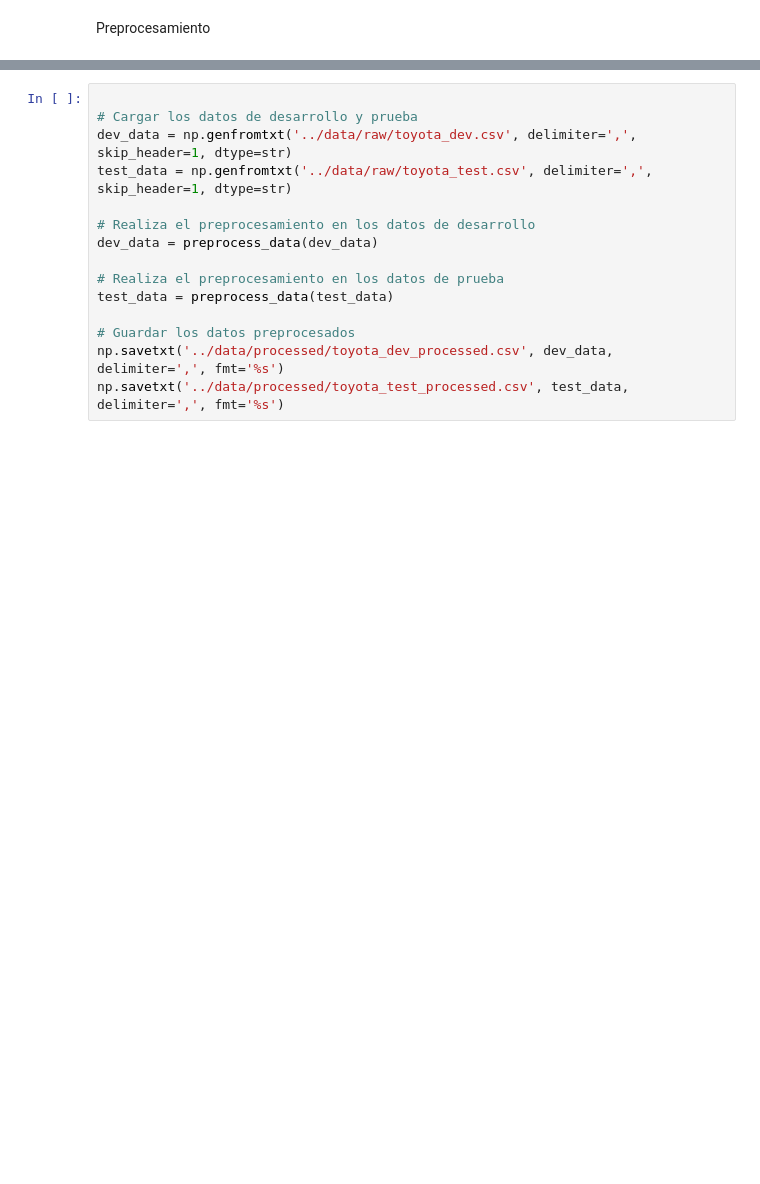
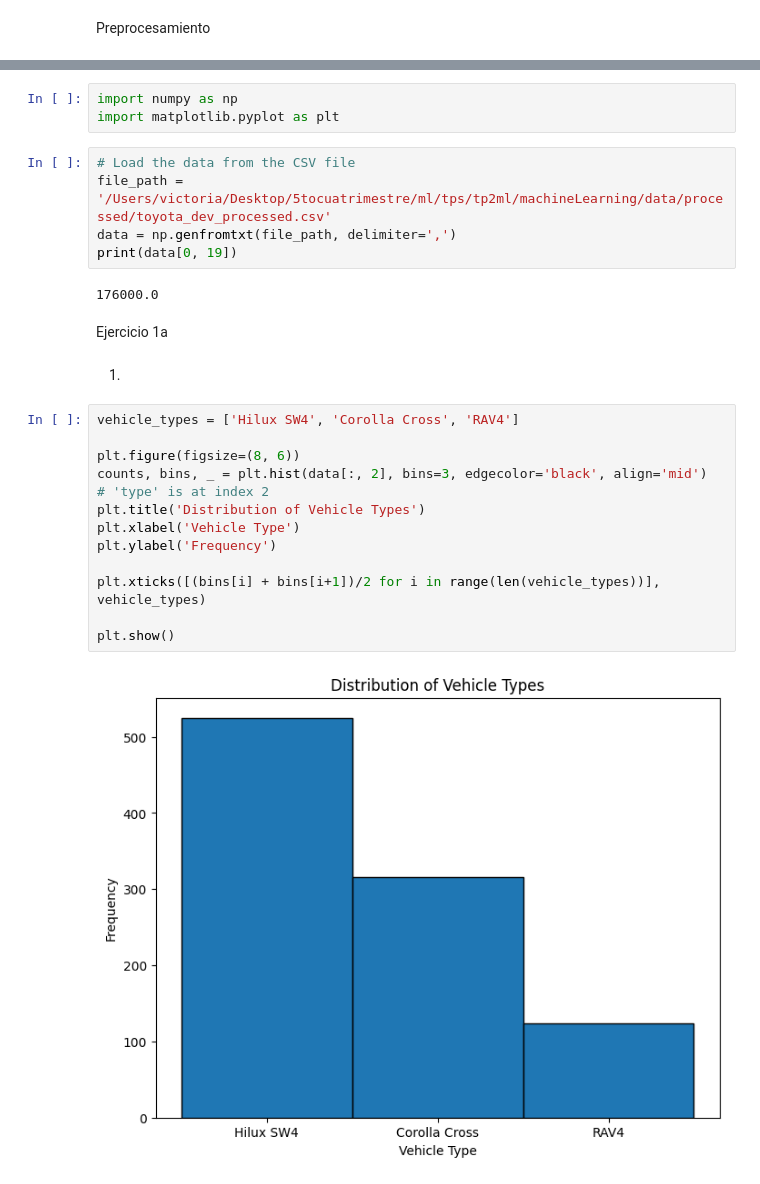
Before and after one commit to toiaalynch/machineLearningTP1, a Jupyter notebook: notebook/Entrega.ipynb, the cells around one changed output, grey strips where cells are left out. Drawn from its saved outputs; the diff is of its cells as text; blank space fills up the shorter version.

```diff
--- a/notebook/Entrega.ipynb
+++ b/notebook/Entrega.ipynb
@@ -14,15 +3,28 @@ from preprocessing import preprocess_data
-# %%
-
-# Cargar los datos de desarrollo y prueba
-dev_data = np.genfromtxt('../data/raw/toyota_dev.csv', delimiter=',', skip_header=1, dtype=str)
-test_data = np.genfromtxt('../data/raw/toyota_test.csv', delimiter=',', skip_header=1, dtype=str)
-
-# Realiza el preprocesamiento en los datos de desarrollo
-dev_data = preprocess_data(dev_data)
-
-# Realiza el preprocesamiento en los datos de prueba
-test_data = preprocess_data(test_data)
-
-# Guardar los datos preprocesados
-np.savetxt('../data/processed/toyota_dev_processed.csv', dev_data, delimiter=',', fmt='%s')
-np.savetxt('../data/processed/toyota_test_processed.csv', test_data, delimiter=',', fmt='%s')
+# %%
+import numpy as np
+import matplotlib.pyplot as plt
+# %%
+# Load the data from the CSV file
+file_path = '/Users/victoria/Desktop/5tocuatrimestre/ml/tps/tp2ml/machineLearning/data/processed/toyota_dev_processed.csv'
+data = np.genfromtxt(file_path, delimiter=',')
+print(data[0, 19])
+# %% [output]
+176000.0
+# %% [markdown]
+Ejercicio 1a
+# %% [markdown]
+1.
+# %%
+vehicle_types = ['Hilux SW4', 'Corolla Cross', 'RAV4']
+
+plt.figure(figsize=(8, 6))
+counts, bins, _ = plt.hist(data[:, 2], bins=3, edgecolor='black', align='mid')  # 'type' is at index 2
+plt.title('Distribution of Vehicle Types')
+plt.xlabel('Vehicle Type')
+plt.ylabel('Frequency')
+
+plt.xticks([(bins[i] + bins[i+1])/2 for i in range(len(vehicle_types))], vehicle_types)
+
+plt.show()
+# %% [output]
+[figure, added]
```
Also changed, not shown: parts of 8 cells of this notebook, 3 other files.
